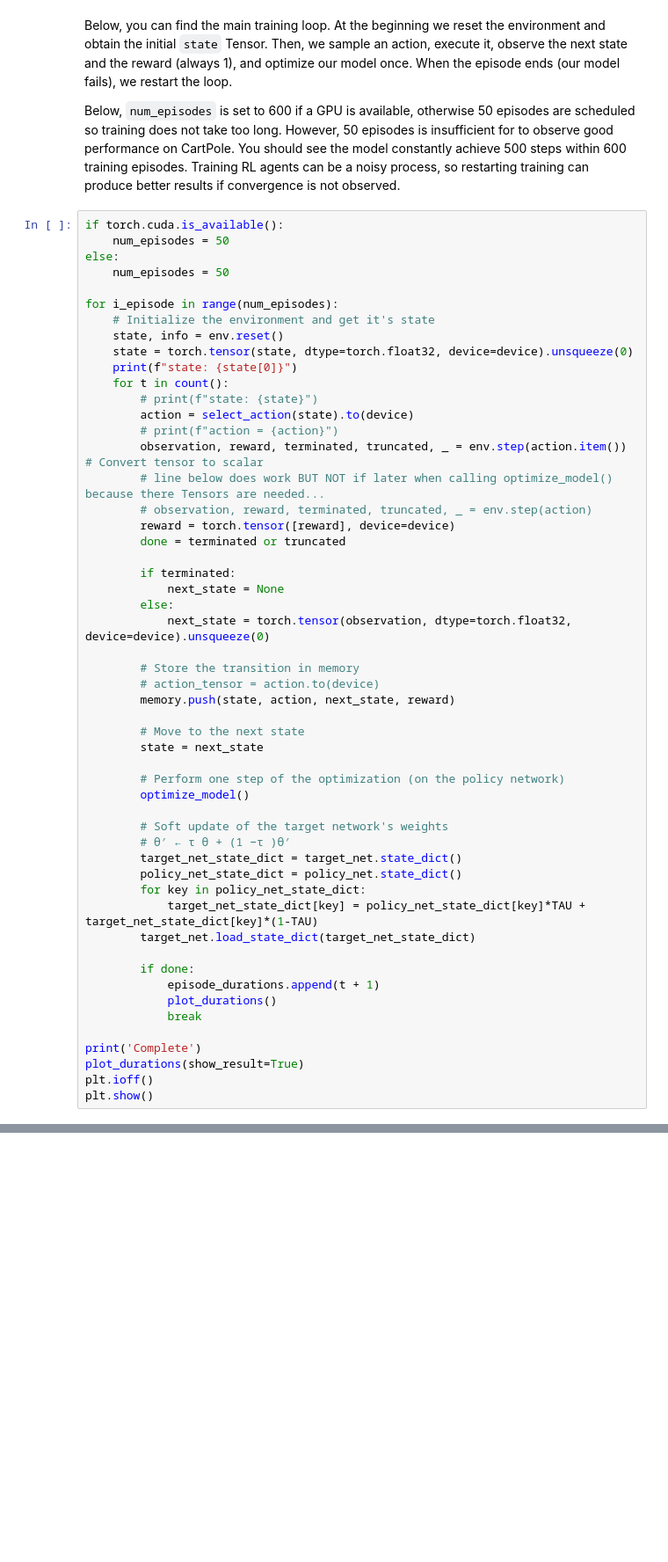
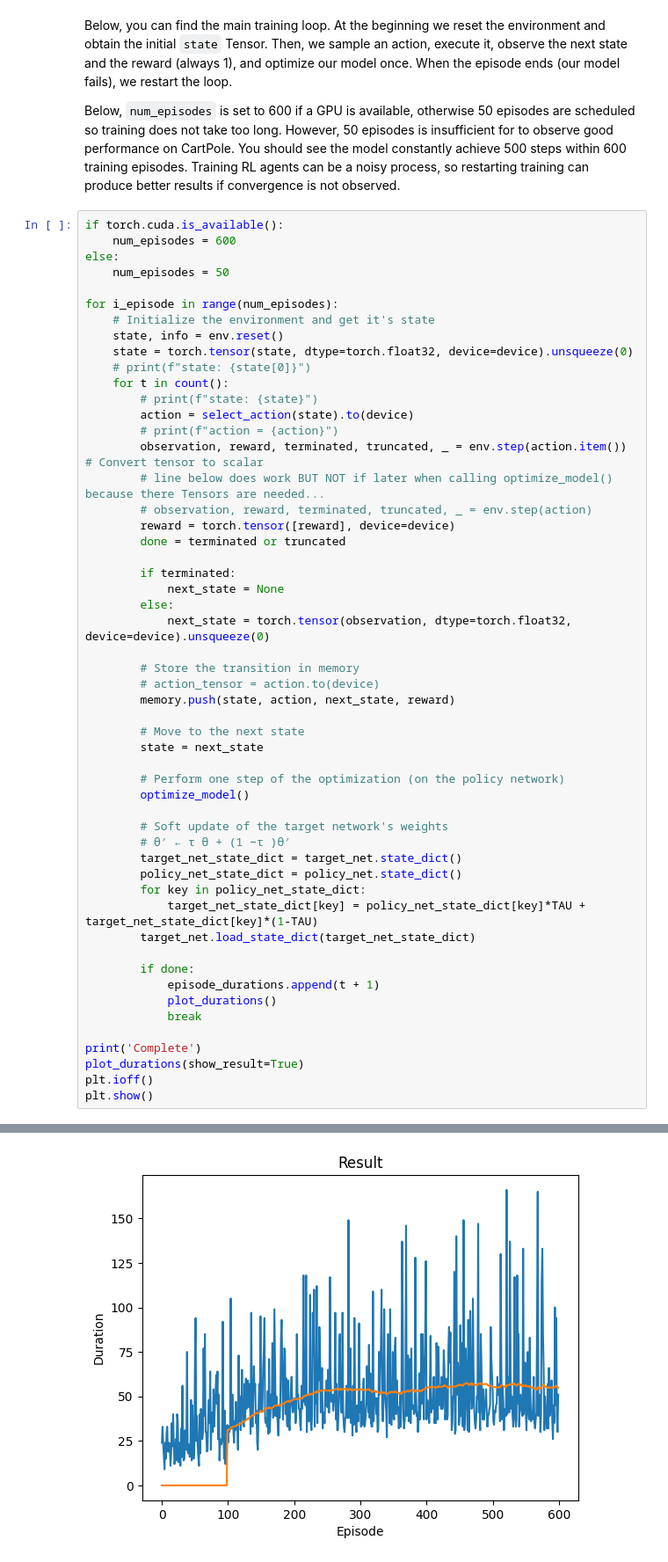
Before and after one commit to cyrilgabriele/RL, a Jupyter notebook: Lab11/DQN_on_cartpole.ipynb, the cells around one changed output, grey strips where cells are left out. Shown at 88% size. Cells and saved outputs as stored; diff of their text form; blank space fills up the shorter version.

Commit message:
plot is now reasonable but not as good as it should be i guess

```diff
--- a/Lab11/DQN_on_cartpole.ipynb
+++ b/Lab11/DQN_on_cartpole.ipynb
@@ -468,7 +468,7 @@ episodes. Training RL agents can be a noisy process, so restarting training
 can produce better results if convergence is not observed.
 # %%
 if torch.cuda.is_available():
-    num_episodes = 50
+    num_episodes = 600
 else:
     num_episodes = 50
 
@@ -476,7 +476,7 @@ for i_episode in range(num_episodes):
     # Initialize the environment and get it's state
     state, info = env.reset()
     state = torch.tensor(state, dtype=torch.float32, device=device).unsqueeze(0)
-    print(f"state: {state[0]}")
+    # print(f"state: {state[0]}")
     for t in count():
         # print(f"state: {state}")
         action = select_action(state).to(device)
@@ -539,0 +524 @@ Output after layer 1: torch.Size([128, 100])
+[figure, added]
```
Also changed, not shown: parts of 1 cell of this notebook.
